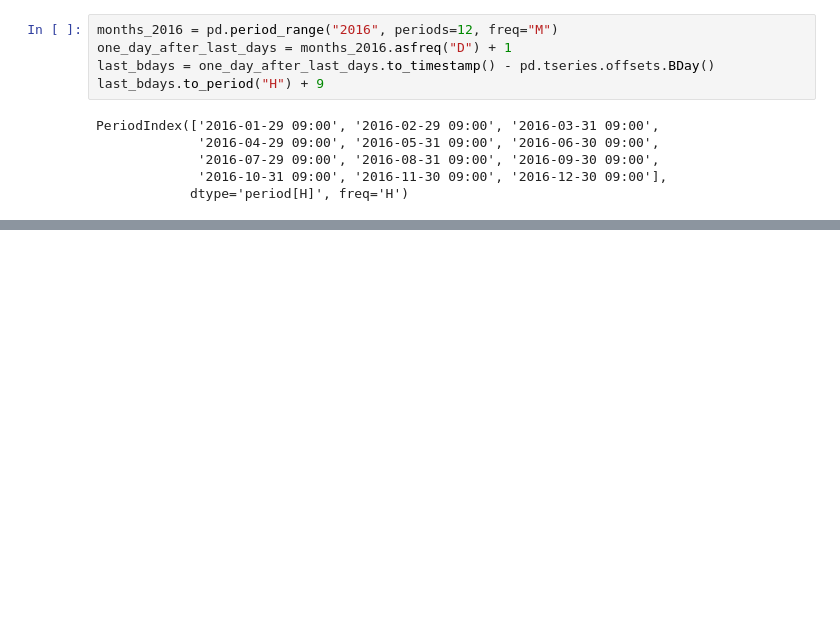
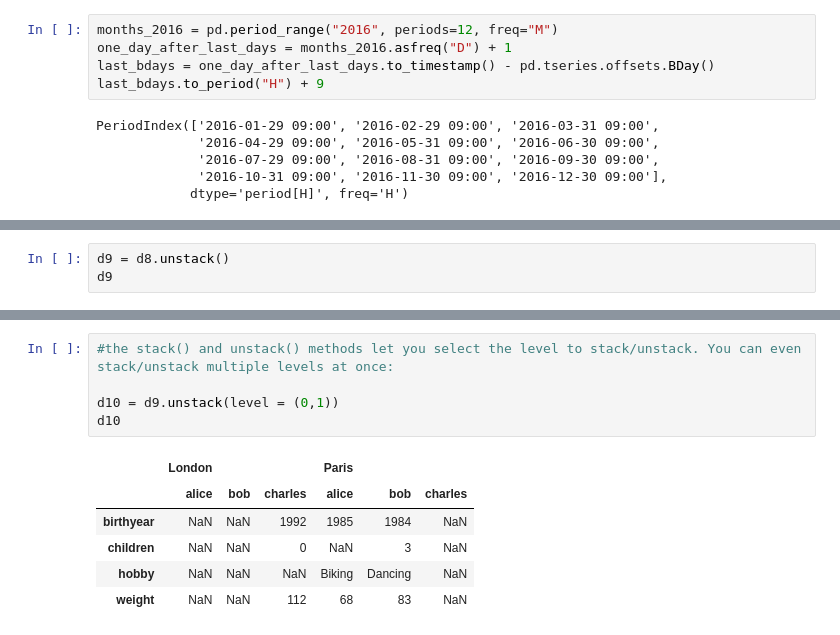
Before and after one commit to saima8/Data-Science-from-scratch, a Jupyter notebook: Pandas_handson.ipynb, the cells around one changed output, grey strips where cells are left out. Drawn from its saved outputs; the diff is of its cells as text; blank space fills up the shorter version.

```diff
--- a/Pandas_handson.ipynb
+++ b/Pandas_handson.ipynb
@@ -478,0 +670,3 @@ PeriodIndex(['2016-01-29 09:00', '2016-02-29 09:00', '2016-03-31 09:00',
+# %%
+d9 = d8.unstack()
+d9
@@ -478,0 +691,12 @@ PeriodIndex(['2016-01-29 09:00', '2016-02-29 09:00', '2016-03-31 09:00',
+# %%
+#the stack() and unstack() methods let you select the level to stack/unstack. You can even stack/unstack multiple levels at once:
+
+d10 = d9.unstack(level = (0,1))
+d10
+# %% [output]
+|  | London |  |  | Paris |  |  |
+|  | alice | bob | charles | alice | bob | charles |
+| birthyear | NaN | NaN | 1992 | 1985 | 1984 | NaN |
+| children | NaN | NaN | 0 | NaN | 3 | NaN |
+| hobby | NaN | NaN | NaN | Biking | Dancing | NaN |
+| weight | NaN | NaN | 112 | 68 | 83 | NaN |
```
Also changed, not shown: parts of 24 cells of this notebook.
